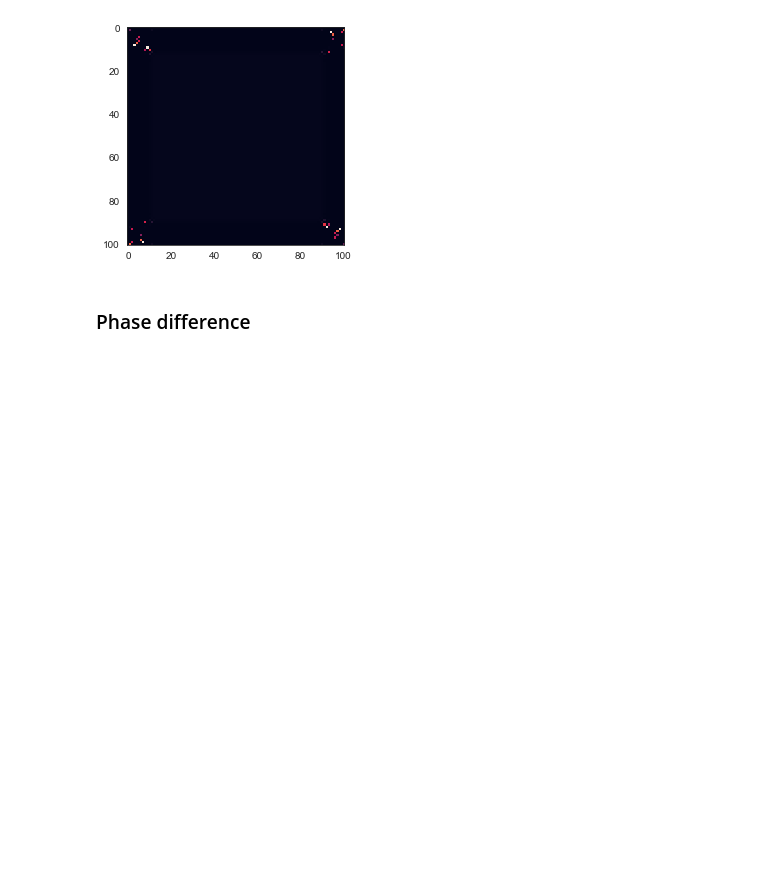
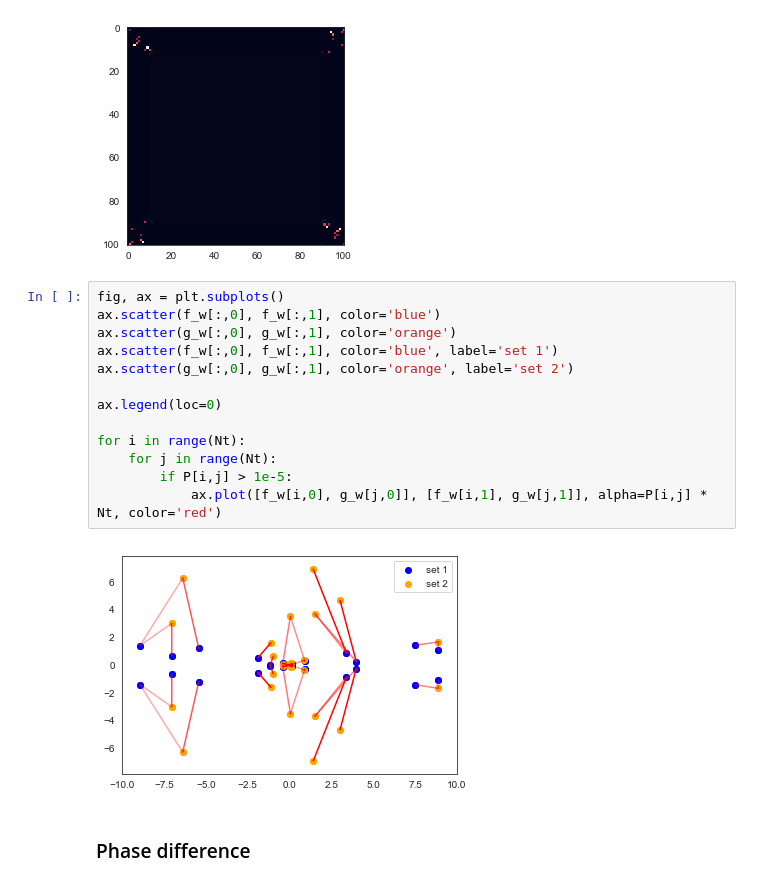
Before and after one commit to zzar43/OT_test_code, a Jupyter notebook: Report6.2_demo_of_OT_Fourier.ipynb, the cells around one changed output. Cells and saved outputs as stored; diff of their text form; blank space fills up the shorter version.

```diff
--- a/Report6.2_demo_of_OT_Fourier.ipynb
+++ b/Report6.2_demo_of_OT_Fourier.ipynb
@@ -174,6 +174,21 @@ d
 # %% [output]
 2.4699690727589996
 [figure]
+# %%
+fig, ax = plt.subplots()
+ax.scatter(f_w[:,0], f_w[:,1], color='blue')
+ax.scatter(g_w[:,0], g_w[:,1], color='orange')
+ax.scatter(f_w[:,0], f_w[:,1], color='blue', label='set 1')
+ax.scatter(g_w[:,0], g_w[:,1], color='orange', label='set 2')
+
+ax.legend(loc=0)
+
+for i in range(Nt):
+    for j in range(Nt):
+        if P[i,j] > 1e-5:
+            ax.plot([f_w[i,0], g_w[j,0]], [f_w[i,1], g_w[j,1]], alpha=P[i,j] * Nt, color='red')
+# %% [output]
+[figure, added]
 # %% [markdown]
 ### Phase difference
 # %%
```
